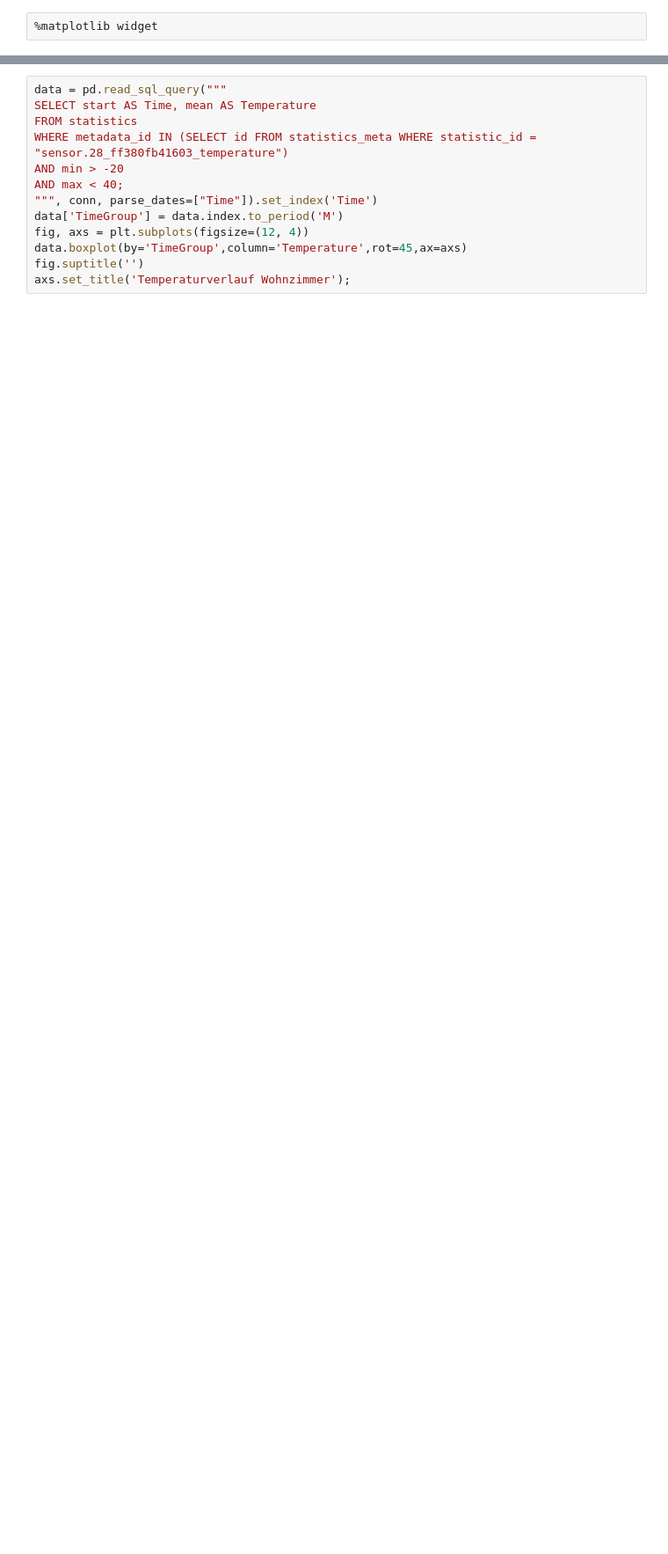
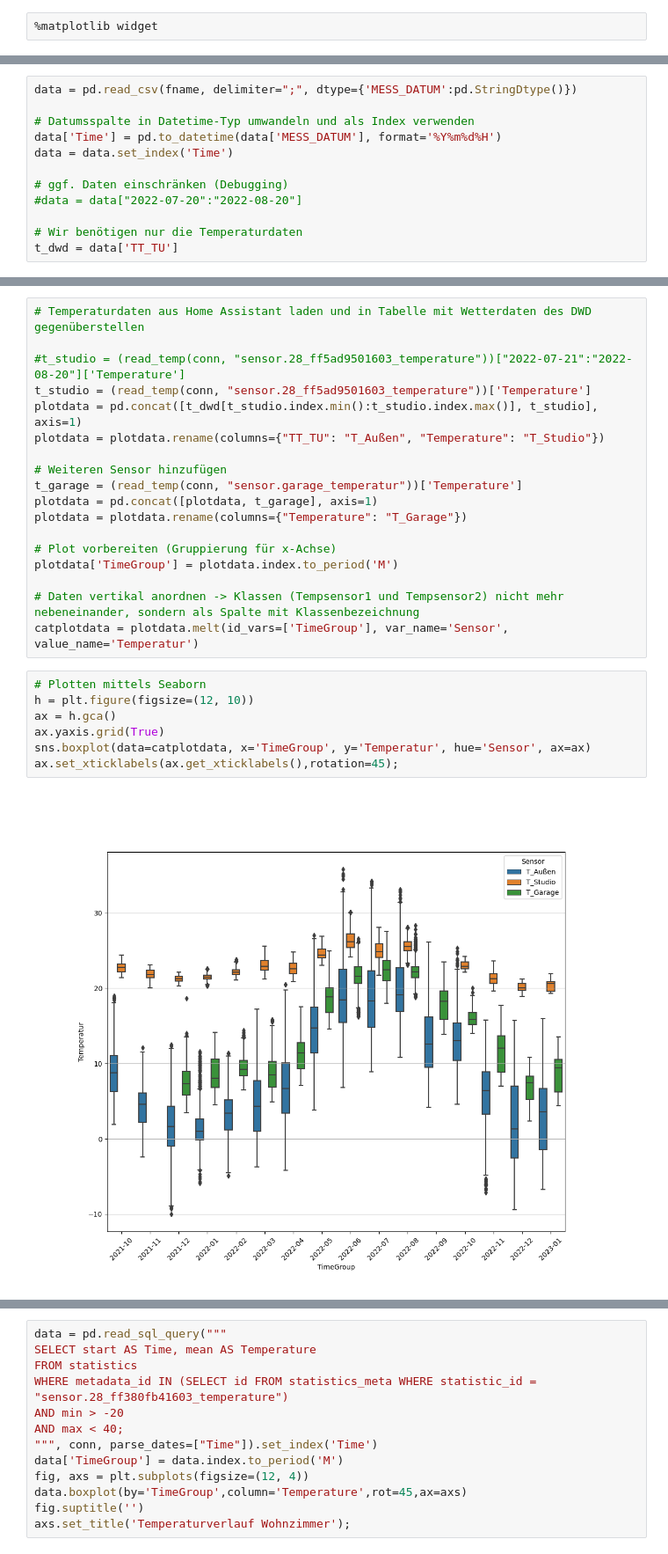
Before and after one commit to la-sve/home-automation, a Jupyter notebook: statistics/hass/work/TemperatureBox.ipynb, the cells around one changed output, grey strips where cells are left out. Shown: that part at 88% size. Cells and saved outputs as stored; diff of their text form; blank space fills up the shorter version.

Commit message:
Statistik mit DWD Daten

```diff
--- a/statistics/hass/work/TemperatureBox.ipynb
+++ b/statistics/hass/work/TemperatureBox.ipynb
@@ -40,0 +97,12 @@ data
+# %%
+data = pd.read_csv(fname, delimiter=";", dtype={'MESS_DATUM':pd.StringDtype()})
+
+# Datumsspalte in Datetime-Typ umwandeln und als Index verwenden
+data['Time'] = pd.to_datetime(data['MESS_DATUM'], format='%Y%m%d%H')
+data = data.set_index('Time')
+
+# ggf. Daten einschränken (Debugging)
+#data = data["2022-07-20":"2022-08-20"]
+
+# Wir benötigen nur die Temperaturdaten
+t_dwd = data['TT_TU']
@@ -41 +111,28 @@ data
+# %%
+# Temperaturdaten aus Home Assistant laden und in Tabelle mit Wetterdaten des DWD gegenüberstellen
+
+#t_studio = (read_temp(conn, "sensor.28_ff5ad9501603_temperature"))["2022-07-21":"2022-08-20"]['Temperature']
+t_studio = (read_temp(conn, "sensor.28_ff5ad9501603_temperature"))['Temperature']
+plotdata = pd.concat([t_dwd[t_studio.index.min():t_studio.index.max()], t_studio], axis=1)
+plotdata = plotdata.rename(columns={"TT_TU": "T_Außen", "Temperature": "T_Studio"})
+
+# Weiteren Sensor hinzufügen
+t_garage = (read_temp(conn, "sensor.garage_temperatur"))['Temperature']
+plotdata = pd.concat([plotdata, t_garage], axis=1)
+plotdata = plotdata.rename(columns={"Temperature": "T_Garage"})
+
+# Plot vorbereiten (Gruppierung für x-Achse)
+plotdata['TimeGroup'] = plotdata.index.to_period('M')
+
+# Daten vertikal anordnen -> Klassen (Tempsensor1 und Tempsensor2) nicht mehr nebeneinander, sondern als Spalte mit Klassenbezeichnung
+catplotdata = plotdata.melt(id_vars=['TimeGroup'], var_name='Sensor', value_name='Temperatur')
+# %%
+# Plotten mittels Seaborn
+h = plt.figure(figsize=(12, 10))
+ax = h.gca()
+ax.yaxis.grid(True)
+sns.boxplot(data=catplotdata, x='TimeGroup', y='Temperatur', hue='Sensor', ax=ax)
+ax.set_xticklabels(ax.get_xticklabels(),rotation=45);
+# %% [output]
+[figure, added]
 # %%
```
Also changed, not shown: parts of 11 cells of this notebook.
